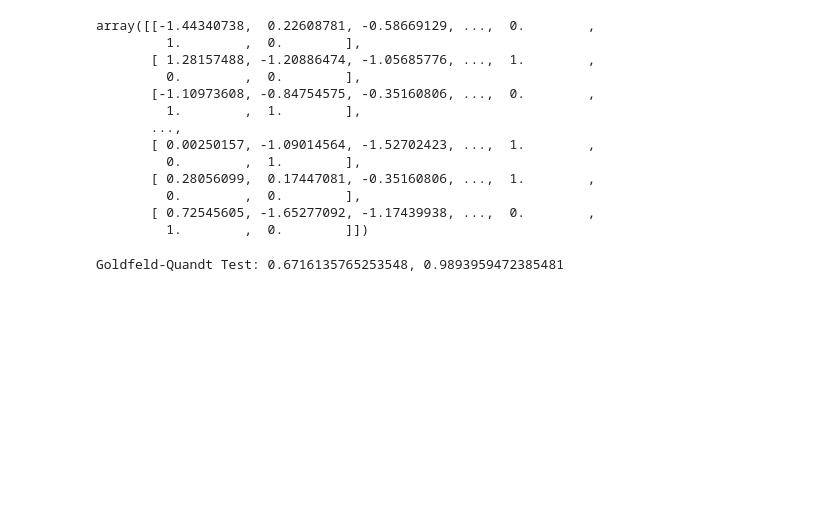
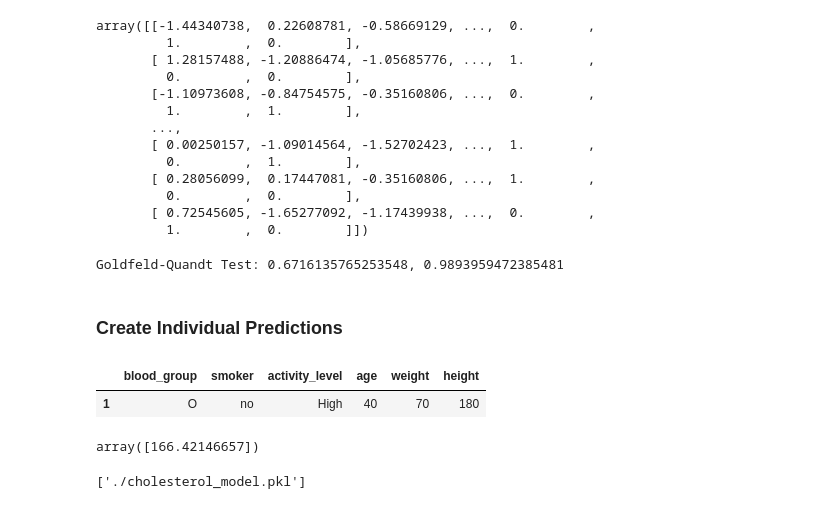
Before and after one commit to zec4o/multiple-linear-regression, a Jupyter notebook: cholesterol_model.ipynb, the cells around one changed output. Saved outputs shown, nothing was run; the diff lists cells and outputs as text; code cells hidden in the pictures; blank space fills up the shorter version.

Commit message:
feat: individual predictions and save model

```diff
--- a/cholesterol_model.ipynb
+++ b/cholesterol_model.ipynb
@@ -435,3 +436,31 @@ p_value_goldfeld = gf_test[1]
 print(f'Goldfeld-Quandt Test: {stat_goldfeld}, {p_value_goldfeld}')
 # %% [output]
 Goldfeld-Quandt Test: 0.6716135765253548, 0.9893959472385481
+# %% [markdown]
+### Create Individual Predictions
+# %%
+individual_prediction = {
+  'blood_group': 'O',
+  'smoker': 'no',
+  'activity_level': 'High',
+  'age': 40,
+  'weight': 70,
+  'height': 180
+}
+
+sample_df = pd.DataFrame(individual_prediction, index=[1])
+sample_df
+# %% [output]
+|  | blood_group | smoker | activity_level | age | weight | height |
+| 1 | O | no | High | 40 | 70 | 180 |
+# %%
+# Predict
+reg_model.predict(sample_df)
+# %% [output]
+array([166.42146657])
+# %%
+import joblib
+# Save the model
+joblib.dump(reg_model, './cholesterol_model.pkl')
+# %% [output]
+['./cholesterol_model.pkl']
```
Also changed, not shown: parts of 6 cells of this notebook, 1 other file.
